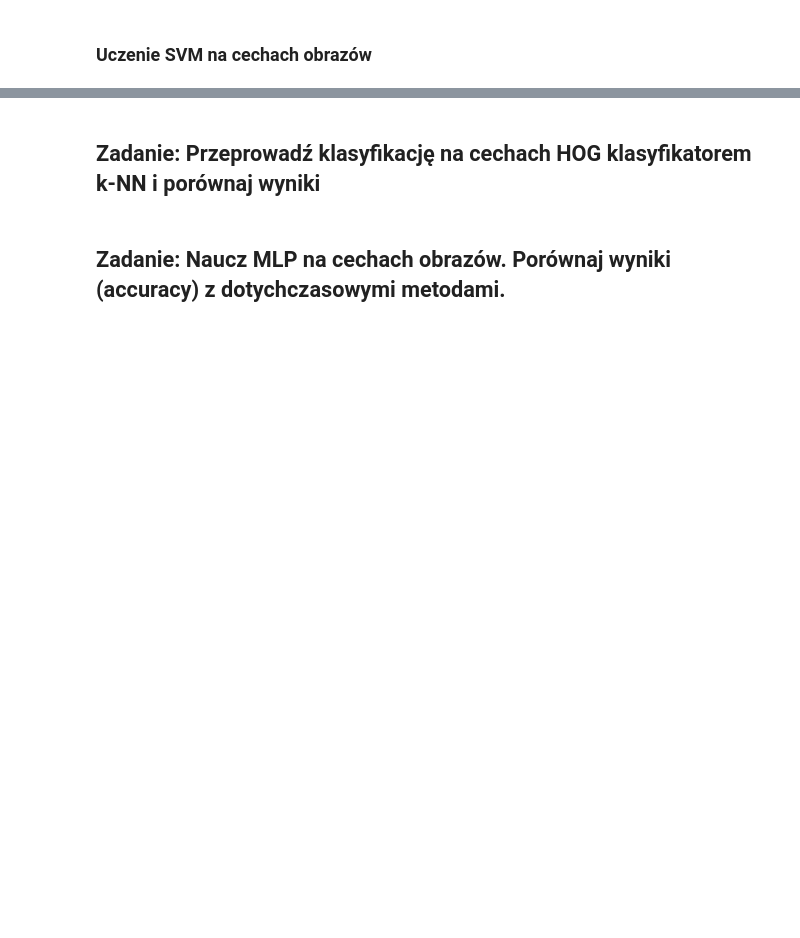
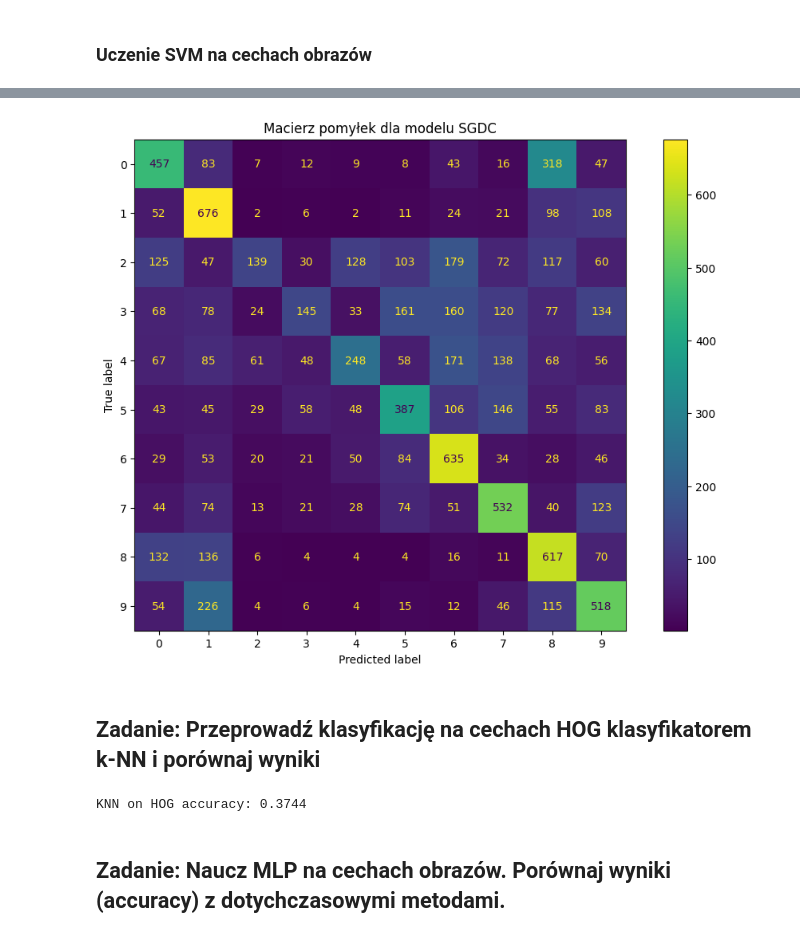
Before and after one commit to M3T1X1/UNIVERSITY, a Jupyter notebook: semester_6/image_recognition/2026_RO_lab05.ipynb, the cells around one changed output, grey strips where cells are left out. Drawn from its saved outputs; the diff is of its cells as text; code cells hidden in the pictures; blank space fills up the shorter version.

```diff
--- a/semester_6/image_recognition/2026_RO_lab05.ipynb
+++ b/semester_6/image_recognition/2026_RO_lab05.ipynb
@@ -280,2 +324,10 @@ plt.show()
+# %%
+
+disp = ConfusionMatrixDisplay(confusion_matrix=confusion_matrix(y_test, y_test_SGDC_on_HOG_model))
+disp.plot() # cmap zmienia kolorystykę na niebieską
+plt.title("Macierz pomyłek dla modelu SGDC")
+plt.show()
+# %% [output]
+[figure, added]
 # %% [markdown]
 ## Zadanie: Przeprowadź klasyfikację na cechach HOG klasyfikatorem k-NN i porównaj wyniki
@@ -284,2 +334,16 @@ plt.show()
+# %%
+# TODO: k-NN on HOG
+
+KNN_on_HOG = KNeighborsClassifier(n_neighbors=2)
+
+KNN_on_HOG.fit(X_train_feats, y_train)
+
+pred = KNN_on_HOG.predict(X_test_feats)
+
+acc = accuracy_score(y_test, pred)
+
+print(f"KNN on HOG accuracy: {acc}")
+# %% [output]
+KNN on HOG accuracy: 0.3744
 # %% [markdown]
 ## Zadanie: Naucz MLP na cechach obrazów. Porównaj wyniki (accuracy) z dotychczasowymi metodami.
```
Also changed, not shown: parts of 20 cells of this notebook, 1 other file.
